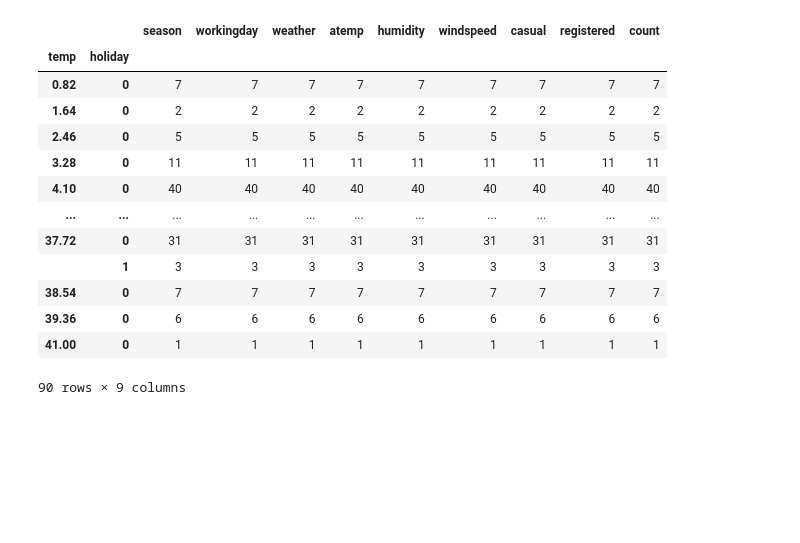
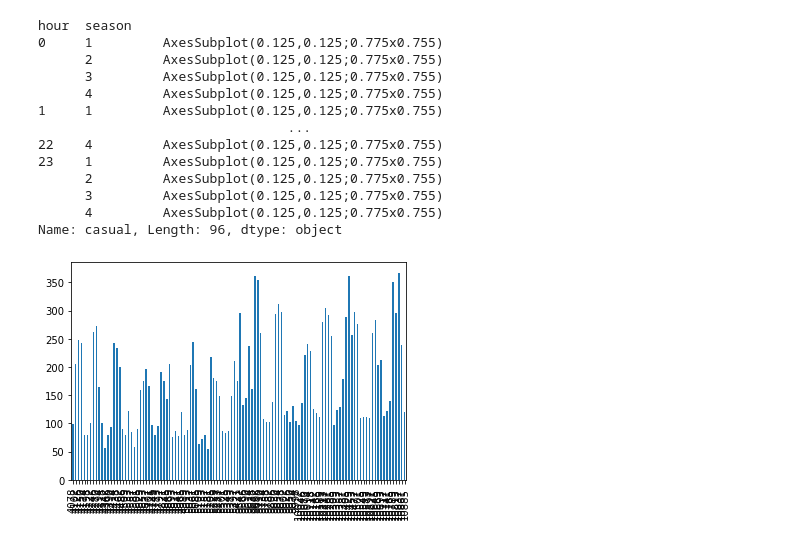
Before and after one commit to kaitiwu/Data_Science, a Jupyter notebook: week_03/week3_proj_bike_kw.ipynb, the cells around one changed output. Cells and saved outputs as stored; diff of their text form; code cells hidden in the pictures; blank space fills up the shorter version.

```diff
--- a/week_03/week3_proj_bike_kw.ipynb
+++ b/week_03/week3_proj_bike_kw.ipynb
@@ -54,17 +110,0 @@ data['count']['2011-03-01'].plot(figsize=(15, 8));
-# %%
-data.groupby(["temp","holiday"]).count()
-# %% [output]
-|  |  | season | workingday | weather | atemp | humidity | windspeed | casual | registered | count |
-| temp | holiday |  |  |  |  |  |  |  |  |  |
-| 0.82 | 0 | 7 | 7 | 7 | 7 | 7 | 7 | 7 | 7 | 7 |
-| 1.64 | 0 | 2 | 2 | 2 | 2 | 2 | 2 | 2 | 2 | 2 |
-| 2.46 | 0 | 5 | 5 | 5 | 5 | 5 | 5 | 5 | 5 | 5 |
-| 3.28 | 0 | 11 | 11 | 11 | 11 | 11 | 11 | 11 | 11 | 11 |
-| 4.10 | 0 | 40 | 40 | 40 | 40 | 40 | 40 | 40 | 40 | 40 |
-| ... | ... | ... | ... | ... | ... | ... | ... | ... | ... | ... |
-| 37.72 | 0 | 31 | 31 | 31 | 31 | 31 | 31 | 31 | 31 | 31 |
-|  | 1 | 3 | 3 | 3 | 3 | 3 | 3 | 3 | 3 | 3 |
-| 38.54 | 0 | 7 | 7 | 7 | 7 | 7 | 7 | 7 | 7 | 7 |
-| 39.36 | 0 | 6 | 6 | 6 | 6 | 6 | 6 | 6 | 6 | 6 |
-| 41.00 | 0 | 1 | 1 | 1 | 1 | 1 | 1 | 1 | 1 | 1 |
-90 rows × 9 columns
@@ -72,0 +111,17 @@ data.groupby(["temp","holiday"]).count()
+# %%
+data.groupby(["hour","season"])["casual"].plot(kind="bar")
+# %% [output]
+hour  season
+0     1         AxesSubplot(0.125,0.125;0.775x0.755)
+      2         AxesSubplot(0.125,0.125;0.775x0.755)
+      3         AxesSubplot(0.125,0.125;0.775x0.755)
+      4         AxesSubplot(0.125,0.125;0.775x0.755)
+1     1         AxesSubplot(0.125,0.125;0.775x0.755)
+                                ...
+22    4         AxesSubplot(0.125,0.125;0.775x0.755)
+23    1         AxesSubplot(0.125,0.125;0.775x0.755)
+      2         AxesSubplot(0.125,0.125;0.775x0.755)
+      3         AxesSubplot(0.125,0.125;0.775x0.755)
+      4         AxesSubplot(0.125,0.125;0.775x0.755)
+Name: casual, Length: 96, dtype: object
+[figure, added]
```
Also changed, not shown: parts of 18 cells of this notebook.
